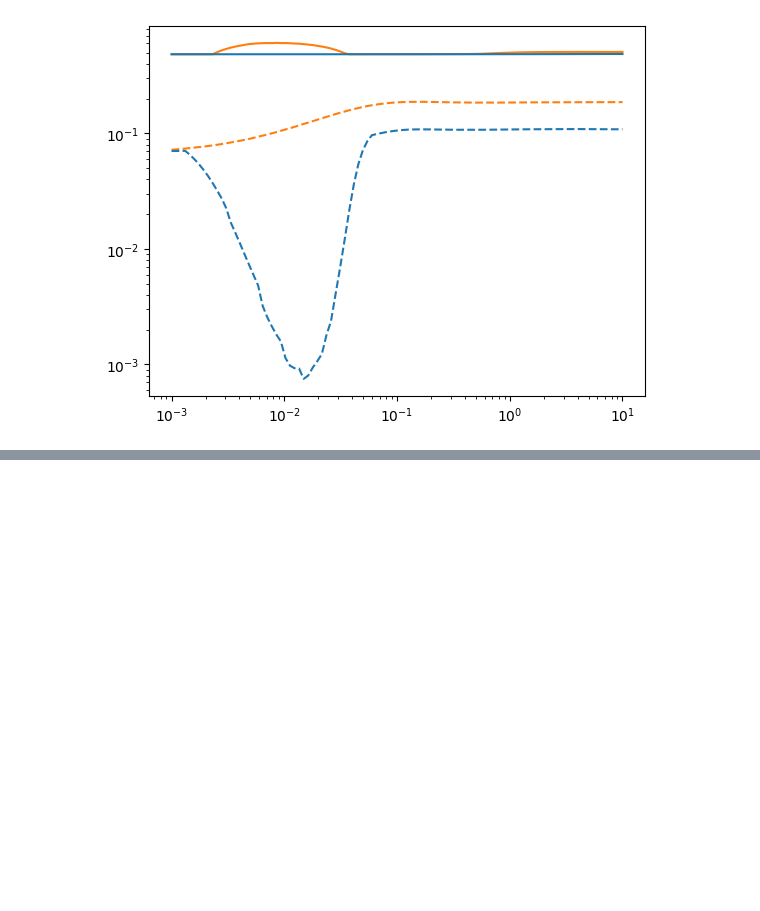
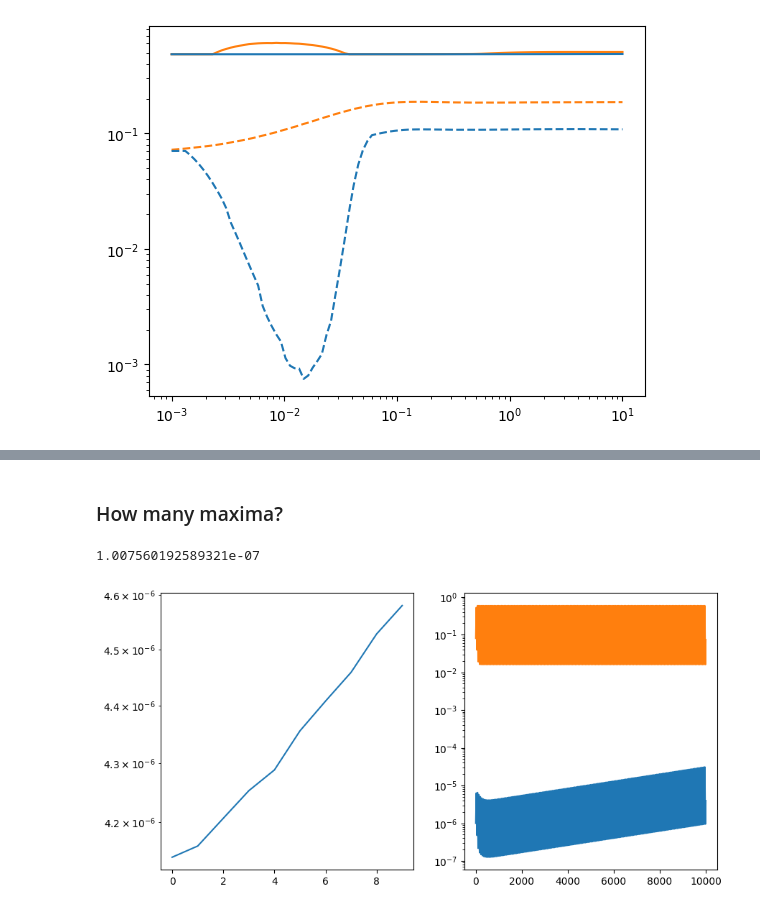
Before and after one commit to rbnmj/turingmodel, a Jupyter notebook: main.ipynb, the cells around one changed output, grey strips where cells are left out. Drawn from its saved outputs; the diff is of its cells as text; code cells hidden in the pictures; blank space fills up the shorter version.

Commit message:
new invasions /w maxima

```diff
--- a/main.ipynb
+++ b/main.ipynb
@@ -1480,0 +1552,45 @@ plt.yscale("log")
+# %% [markdown]
+### How many maxima?
+# %%
+t_end = 10000
+number_steps = 10000
+t = np.linspace(0, t_end, number_steps)
+var0 = [2, 2.5, 2.5, 2, 0.08, 0.4, 10**-6, 0, 0, 0, 0, 0, 0, 0]
+d_Hmax1 = 10**-3
+d_Hmax2 = d_Hmax1
+
+num_extr = 20
+k_1 = 5
+k_2 = 0
+H2a_extr = []
+H2b_extr = []
+H2_extr = []
+H1a_extr = []
+H1b_extr = []
+H1_extr = []
+model = tm(var0, t, k_1, k_2, d_Hmax1, d_Hmax2)
+var = integ.odeint(tm.equations_wrapper, var0, t, args=(model,))
+H2a_extr.append(find_maxima(var[:, 6],num_extr))
+H2b_extr.append(find_maxima(var[:, 7],num_extr))
+H2_extr.append(find_maxima(var[:, 6]+var[:, 6],num_extr))
+H1a_extr.append(find_maxima(var[:, 4],num_extr))
+H1b_extr.append(find_maxima(var[:, 5],num_extr))
+H1_extr.append(find_maxima(var[:, 4]+var[:, 5],num_extr))
+H1a = var[:, 4]
+H2a = var[:, 6]
+# %%
+linregress(np.linspace(0, 9, 10),H2_extr[0][10:num_extr])[0]
+# %% [output]
+1.007560192589321e-07
+# %%
+# make a figure with 2 plots
+fig, (ax1, ax2) = plt.subplots(1,2, figsize=(10,5))
+#ax1.plot(H1a_extr[0][10:num_extr], color="tab:orange")
+ax1.plot(H2a_extr[0][10:num_extr], color="tab:blue")
+ax1.set_yscale("log")
+
+ax2.plot(t, H1a, label="H1a", color="tab:orange")
+ax2.plot(t, H2a, label="H2a", color="tab:blue")
+ax2.set_yscale("log")
+# %% [output]
+[figure, added]
```
Also changed, not shown: parts of 7 cells of this notebook, 34 other files.
